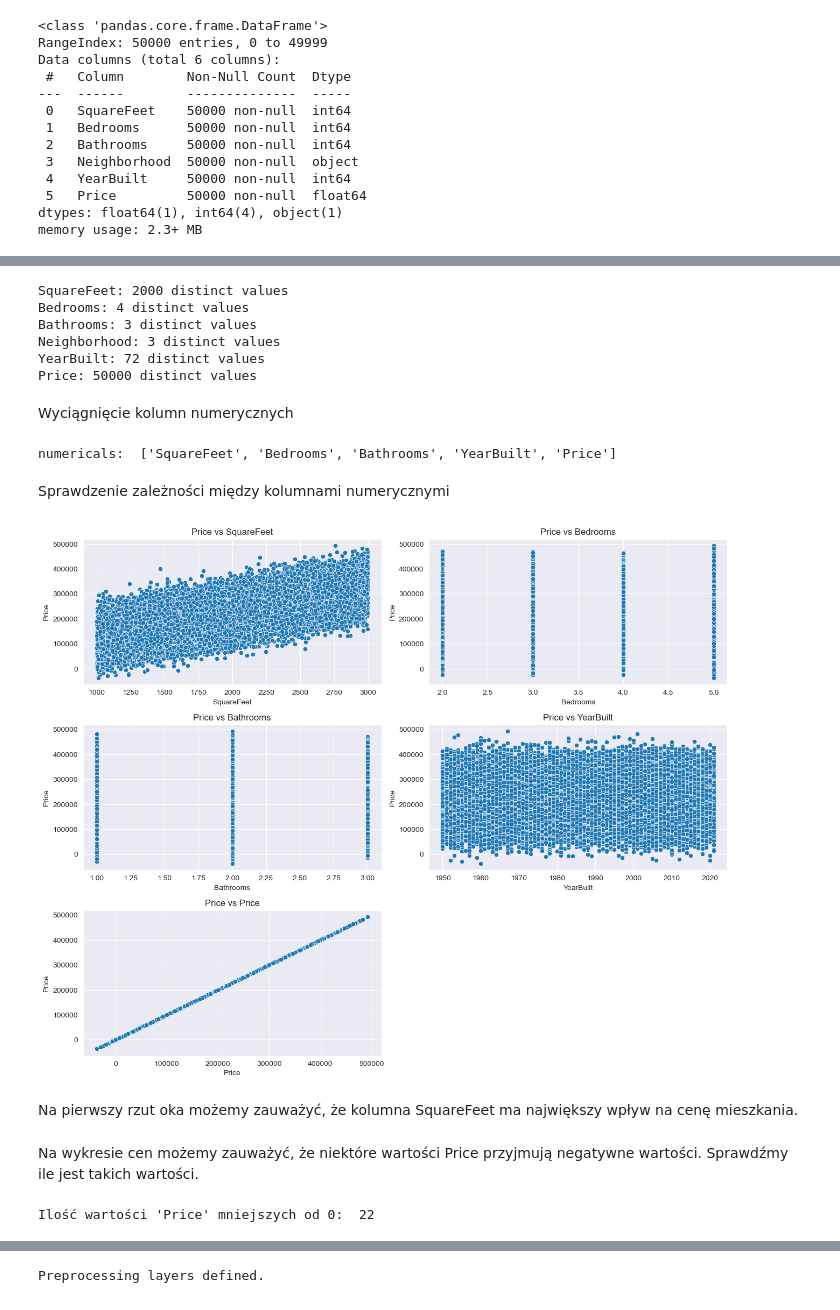
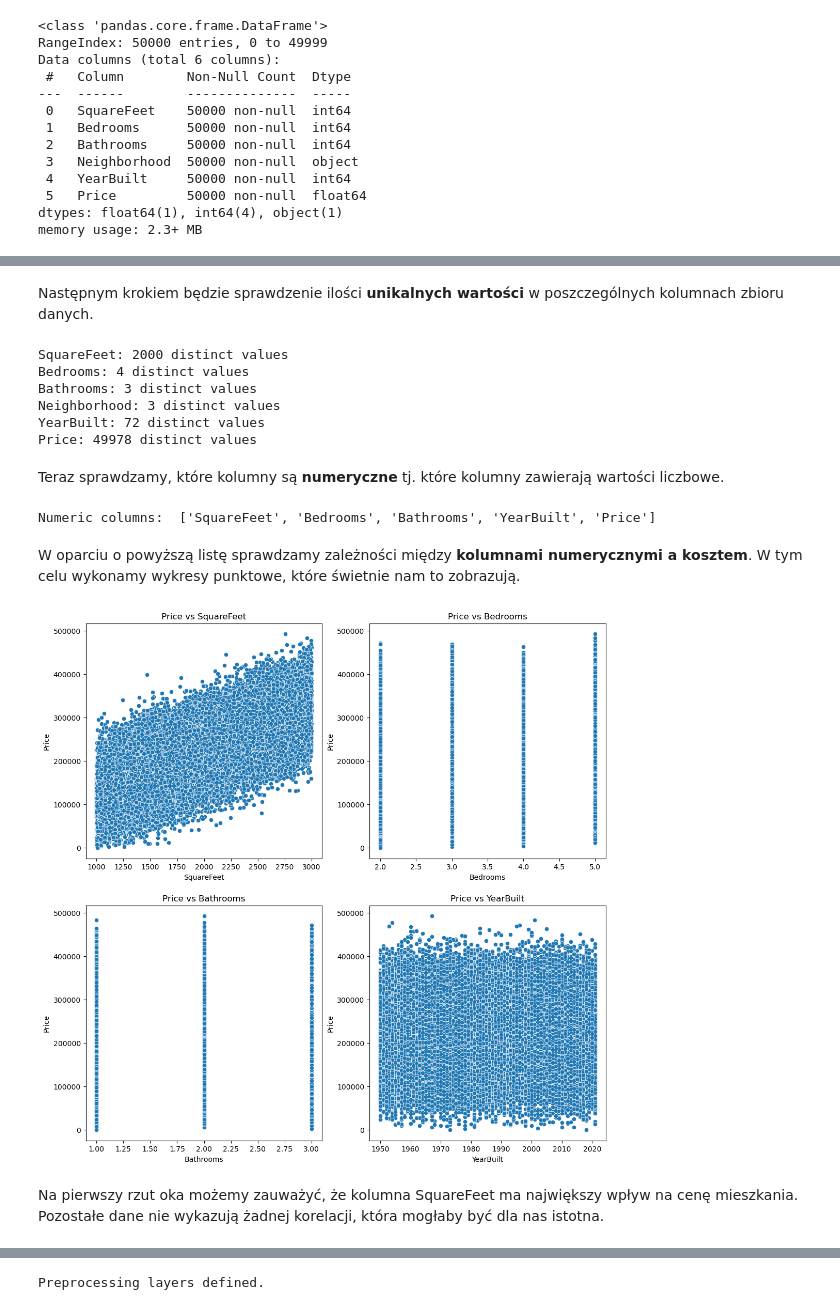
Before and after one commit to staszczm/LaboratoriumPRIAD, a Jupyter notebook: index.ipynb, the cells around one changed output, grey strips where cells are left out. Saved outputs shown, nothing was run; the diff lists cells and outputs as text; code cells hidden in the pictures.

```diff
--- a/index.ipynb
+++ b/index.ipynb
@@ -78,0 +123,4 @@ Sprawdzienie unikalnych wartości w każdej kolumnie
+# %%
+dataset = dataset[dataset['Price'] >= 0]
+sns.boxplot(x="Price", data=dataset)
+print("Dropped negative values in 'Price' column.")
@@ -79,6 +130,8 @@ Sprawdzienie unikalnych wartości w każdej kolumnie
+# %% [markdown]
+Następnym krokiem będzie sprawdzenie ilości **unikalnych wartości** w poszczególnych kolumnach zbioru danych.
 # %%
-for column in raw_dataset.columns:
-    num_distinct_values = len(raw_dataset[column].unique())
+for column in dataset.columns:
+    num_distinct_values = len(dataset[column].unique())
     print(f"{column}: {num_distinct_values} distinct values")
 # %% [output]
 SquareFeet: 2000 distinct values
@@ -86,37 +139,27 @@ Bedrooms: 4 distinct values
 Bathrooms: 3 distinct values
 Neighborhood: 3 distinct values
 YearBuilt: 72 distinct values
-Price: 50000 distinct values
+Price: 49978 distinct values
 # %% [markdown]
-Wyciągnięcie kolumn numerycznych
+Teraz sprawdzamy, które kolumny są **numeryczne** tj. które kolumny zawierają wartości liczbowe.
 # %%
-df_numericals = raw_dataset.select_dtypes(['int64','float64'])
-numericals = [i for i in df_numericals.columns]
-print('numericals: ', numericals)
-
-numeric_columns = df_numericals.columns
+numeric_columns = dataset.select_dtypes(['int64','float64'])
+print('Numeric columns: ', numeric_columns.columns.tolist())
 # %% [output]
-numericals:  ['SquareFeet', 'Bedrooms', 'Bathrooms', 'YearBuilt', 'Price']
+Numeric columns:  ['SquareFeet', 'Bedrooms', 'Bathrooms', 'YearBuilt', 'Price']
 # %% [markdown]
-Sprawdzenie zależności między kolumnami numerycznymi
+W oparciu o powyższą listę sprawdzamy zależności między **kolumnami numerycznymi a kosztem**. W tym celu wykonamy wykresy punktowe, które świetnie nam to zobrazują.
 # %%
-plt.figure(figsize=(13, 17))
+plt.figure(figsize=(13, 13))
 
 for i, variable in enumerate(numeric_columns):
-    plt.subplot(5, 2, i + 1)
-    sns.scatterplot(x=raw_dataset[variable], y=raw_dataset['Price'])
+    if variable == 'Price': continue
+    plt.subplot(2, 2, i + 1)
+    sns.scatterplot(x=dataset[variable], y=dataset['Price'])
     plt.title('Price vs ' + variable)
-    plt.tight_layout()
 
 plt.show()
 # %% [output]
-[figure, old version]
+[figure, new version]
 # %% [markdown]
-Na pierwszy rzut oka możemy zauważyć, że kolumna SquareFeet ma największy wpływ na cenę mieszkania.
+Na pierwszy rzut oka możemy zauważyć, że kolumna SquareFeet ma największy wpływ na cenę mieszkania. Pozostałe dane nie wykazują żadnej korelacji, która mogłaby być dla nas istotna.
-# %% [markdown]
-Na wykresie cen możemy zauważyć, że niektóre wartości Price przyjmują negatywne wartości. Sprawdźmy ile jest takich wartości.
-# %%
-negative_price_count = raw_dataset[raw_dataset['Price'] < 0].count()['Price']
-print("Ilość wartości 'Price' mniejszych od 0: ", negative_price_count)
-# %% [output]
-Ilość wartości 'Price' mniejszych od 0:  22
```
Also changed, not shown: parts of 45 cells of this notebook.
